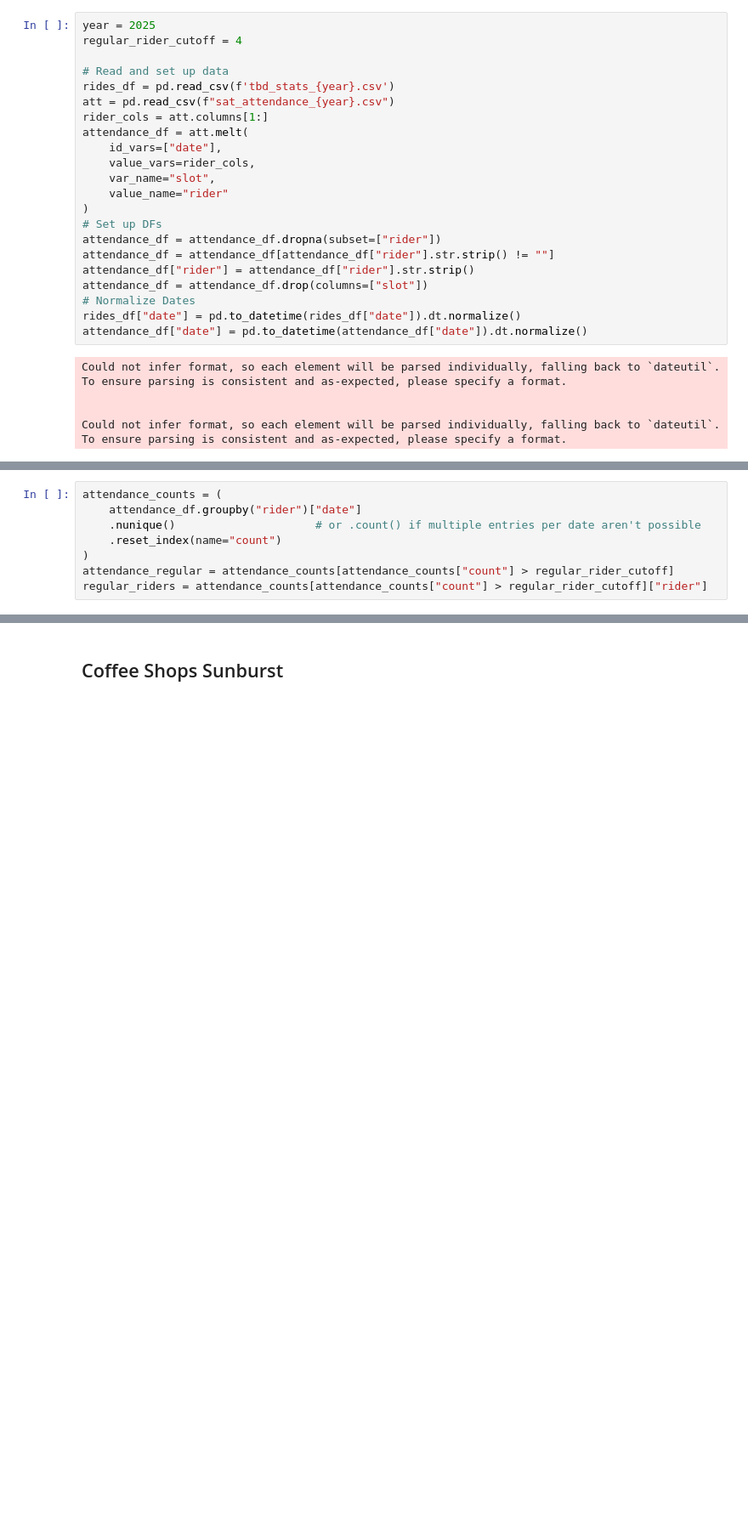
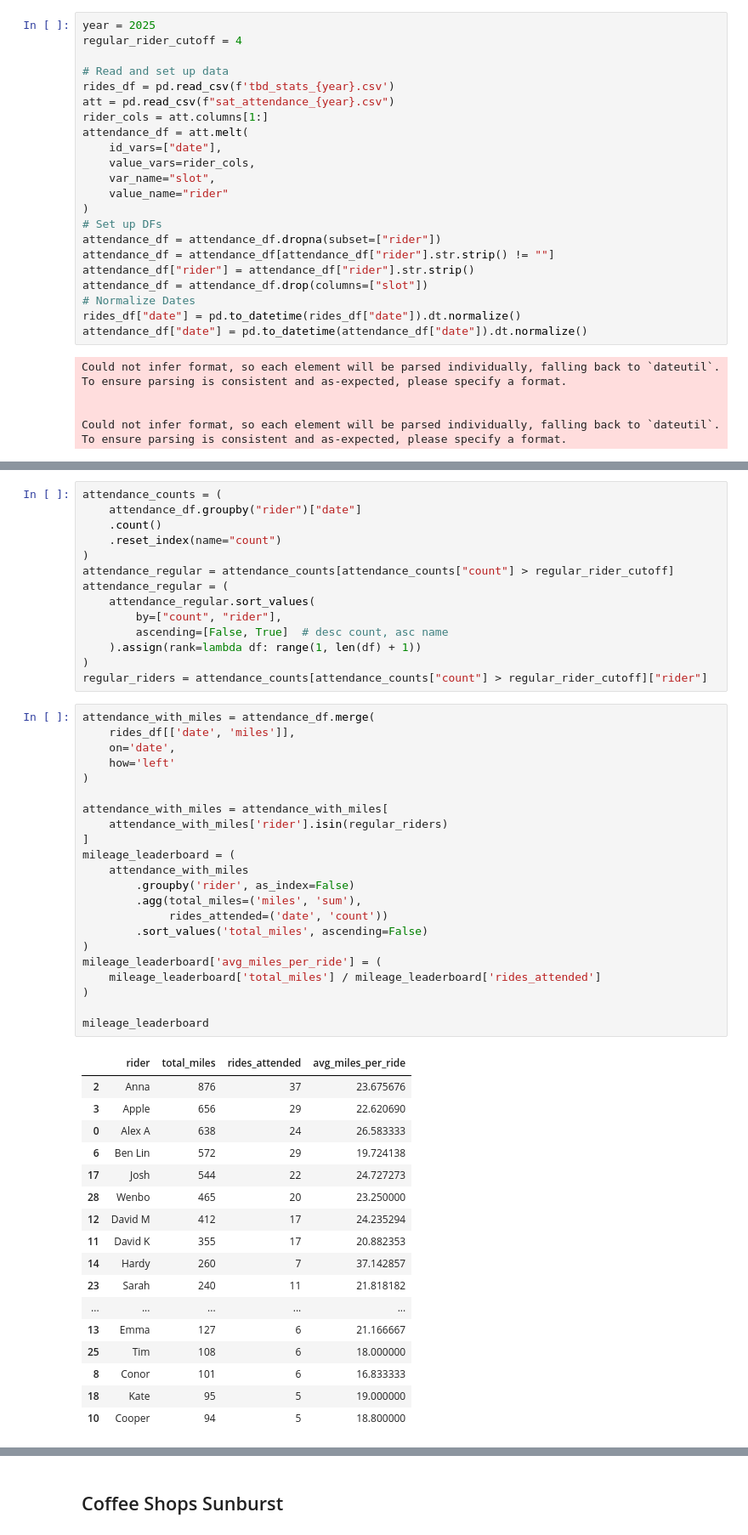
Before and after one commit to annabhe/tbd_stats, a Jupyter notebook: tbd_stats_2025.ipynb, the cells around one changed output, grey strips where cells are left out. Shown at 85% size. Saved outputs shown, nothing was run; the diff lists cells and outputs as text; blank space fills up the shorter version.

```diff
--- a/tbd_stats_2025.ipynb
+++ b/tbd_stats_2025.ipynb
@@ -80,11 +80,57 @@ Also plots for shortest hiatus and longest streak among the regular riders.
 # %%
 attendance_counts = (
     attendance_df.groupby("rider")["date"]
-    .nunique()                     # or .count() if multiple entries per date aren't possible
+    .count()
     .reset_index(name="count")
 )
 attendance_regular = attendance_counts[attendance_counts["count"] > regular_rider_cutoff]
+attendance_regular = (
+    attendance_regular.sort_values(
+        by=["count", "rider"],
+        ascending=[False, True]  # desc count, asc name
+    ).assign(rank=lambda df: range(1, len(df) + 1))
+)
 regular_riders = attendance_counts[attendance_counts["count"] > regular_rider_cutoff]["rider"]
+# %%
+attendance_with_miles = attendance_df.merge(
+    rides_df[['date', 'miles']],
+    on='date',
+    how='left'
+)
+
+attendance_with_miles = attendance_with_miles[
+    attendance_with_miles['rider'].isin(regular_riders)
+]
+mileage_leaderboard = (
+    attendance_with_miles
+        .groupby('rider', as_index=False)
+        .agg(total_miles=('miles', 'sum'),
+             rides_attended=('date', 'count'))
+        .sort_values('total_miles', ascending=False)
+)
+mileage_leaderboard['avg_miles_per_ride'] = (
+    mileage_leaderboard['total_miles'] / mileage_leaderboard['rides_attended']
+)
+
+mileage_leaderboard
+# %% [output]
+|  | rider | total_miles | rides_attended | avg_miles_per_ride |
+| 2 | Anna | 876 | 37 | 23.675676 |
+| 3 | Apple | 656 | 29 | 22.620690 |
+| 0 | Alex A | 638 | 24 | 26.583333 |
+| 6 | Ben Lin | 572 | 29 | 19.724138 |
+| 17 | Josh | 544 | 22 | 24.727273 |
+| 28 | Wenbo | 465 | 20 | 23.250000 |
+| 12 | David M | 412 | 17 | 24.235294 |
+| 11 | David K | 355 | 17 | 20.882353 |
+| 14 | Hardy | 260 | 7 | 37.142857 |
+| 23 | Sarah | 240 | 11 | 21.818182 |
+| ... | ... | ... | ... | ... |
+| 13 | Emma | 127 | 6 | 21.166667 |
+| 25 | Tim | 108 | 6 | 18.000000 |
+| 8 | Conor | 101 | 6 | 16.833333 |
+| 18 | Kate | 95 | 5 | 19.000000 |
+| 10 | Cooper | 94 | 5 | 18.800000 |
 # %%
 def longest_streak(dates):
     dates = sorted(dates)
```
Also changed, not shown: parts of 28 cells of this notebook, 20 other files.
